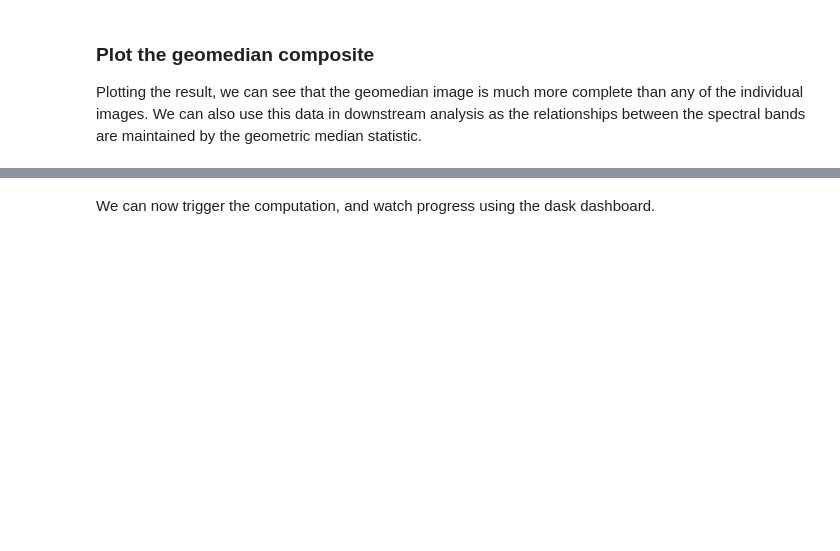
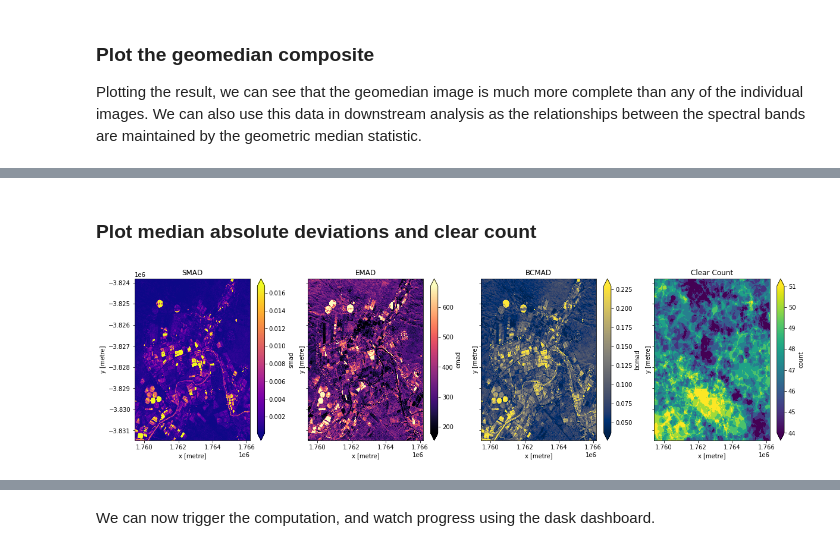
Before and after one commit to digitalearthafrica/deafrica-sandbox-notebooks, a Jupyter notebook: Frequently_used_code/Generating_geomedian_composites.ipynb, the cells around one changed output, grey strips where cells are left out. Drawn from its saved outputs; the diff is of its cells as text; code cells hidden in the pictures; blank space fills up the shorter version.

```diff
--- a/Frequently_used_code/Generating_geomedian_composites.ipynb
+++ b/Frequently_used_code/Generating_geomedian_composites.ipynb
@@ -177,0 +194,7 @@ rgb(geomedian, size=10)
+# %%
+geomads = geomedian_with_mads(ds,
+                              compute_mads=True,
+                              compute_count=True)
+
+geomads = geomads.compute()
+print(geomads)
@@ -178 +220,15 @@ rgb(geomedian, size=10)
+# %% [markdown]
+### Plot median absolute deviations and clear count
+# %%
+fig,ax=plt.subplots(1,4, sharey=True, figsize=(20,5))
+geomads['smad'].plot(ax=ax[0], cmap='plasma', robust=True)
+geomads['emad'].plot(ax=ax[1], cmap='magma', robust=True)
+geomads['bcmad'].plot(ax=ax[2], cmap='cividis', robust=True)
+geomads['count'].plot(ax=ax[3], cmap='viridis', robust=True)
+ax[0].set_title('SMAD')
+ax[1].set_title('EMAD')
+ax[2].set_title('BCMAD')
+ax[3].set_title('Clear Count');
+# %% [output]
+[figure, added]
 # %% [markdown]
```
Also changed, not shown: parts of 39 cells of this notebook.
